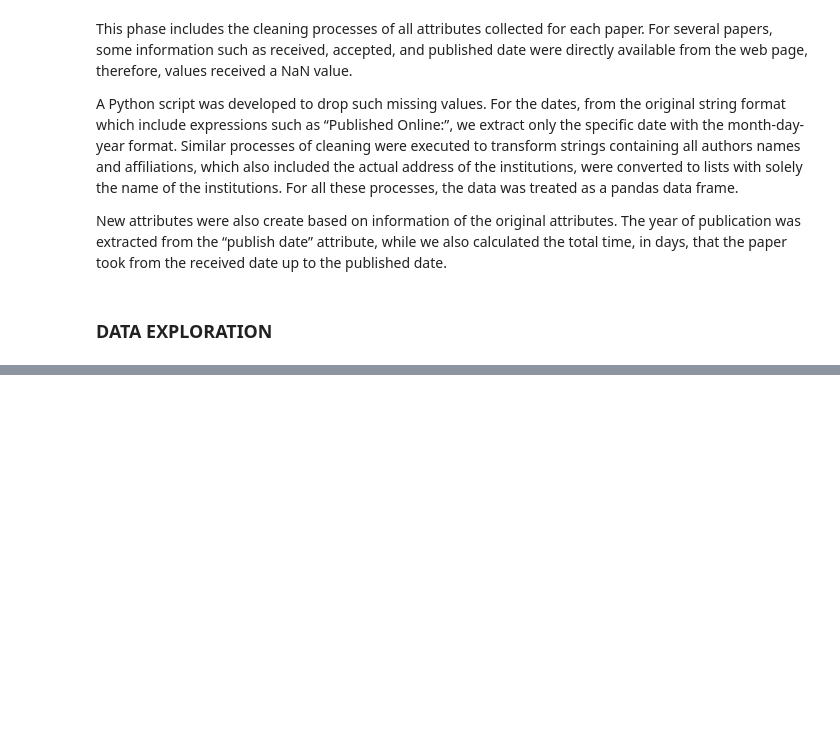
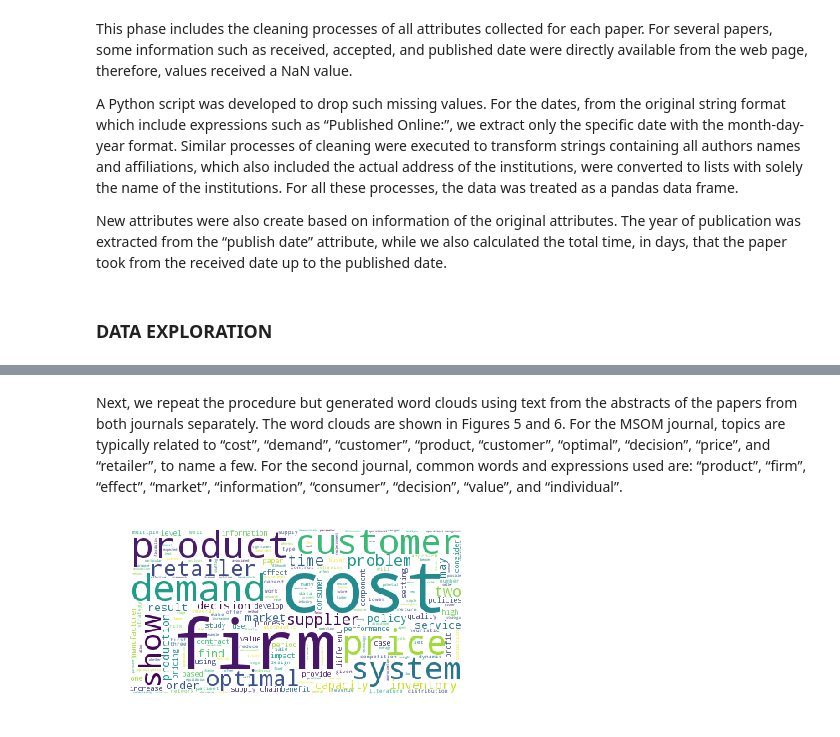
Before and after one commit to veronezipedro/paperprobability, a Jupyter notebook: The-Data-Incubator-Analysis.ipynb, the cells around one changed output, grey strips where cells are left out. Saved outputs shown, nothing was run; the diff lists cells and outputs as text; code cells hidden in the pictures; blank space fills up the shorter version.

```diff
--- a/The-Data-Incubator-Analysis.ipynb
+++ b/The-Data-Incubator-Analysis.ipynb
@@ -58,0 +411,8 @@ show(plot)
+# %% [markdown]
+Next, we repeat the procedure but generated word clouds using text from the abstracts of the papers from both journals separately. The word clouds are shown in Figures 5 and 6. For the MSOM journal, topics are typically related to “cost”, “demand”, “customer”, “product, “customer”, “optimal”, “decision”, “price”, and “retailer”, to name a few. For the second journal, common words and expressions used are: “product”, “firm”, “effect”, “market”, “information”, “consumer”, “decision”, “value”, and “individual”.
+# %%
+# Fig. 5
+strings = ' '.join(df_msom['abstract'])
+generate_wordcloud(strings)
+# %% [output]
+[figure, added]
```
Also changed, not shown: parts of 16 cells of this notebook.
